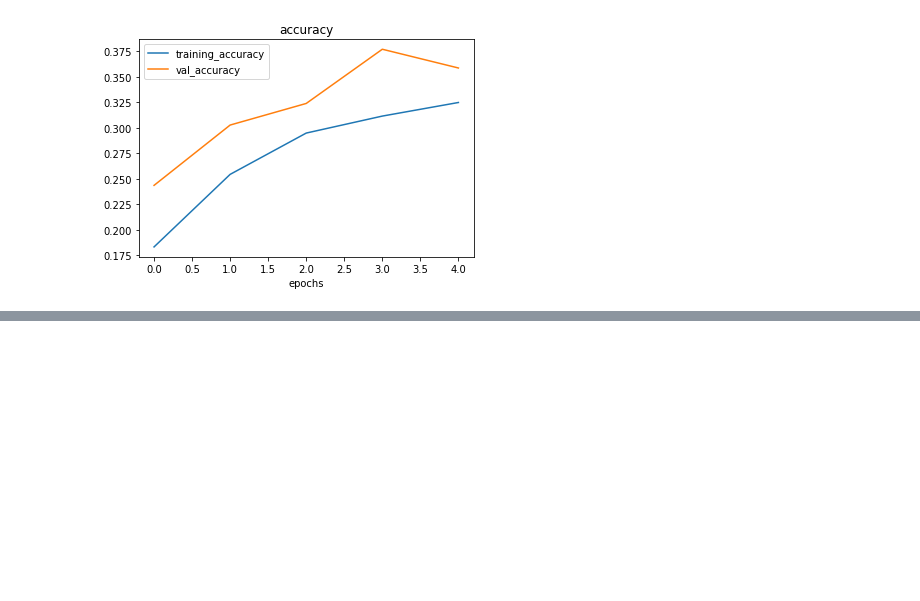
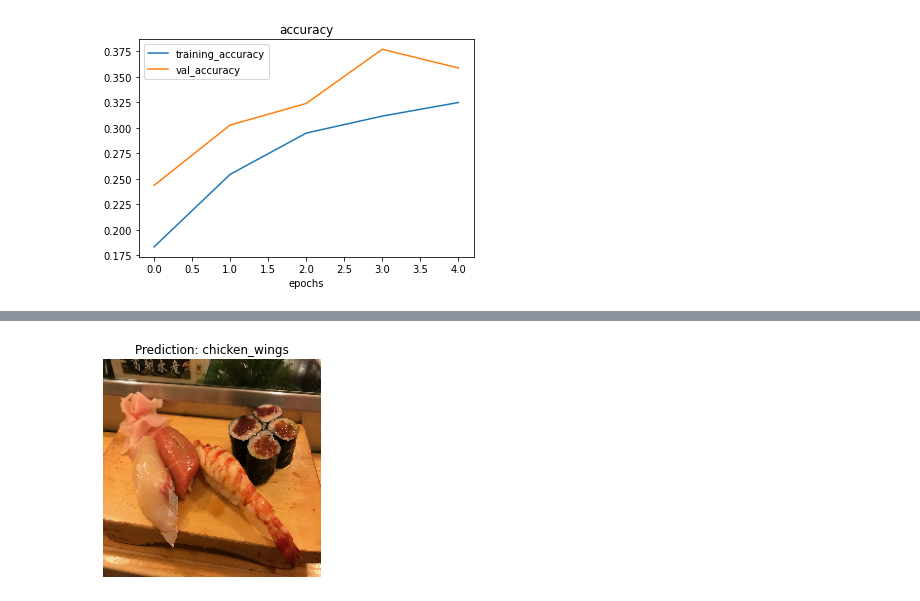
Before and after one commit to donheshanthaka/TensorFlow-Deep-Learning, a Jupyter notebook: 03_introduction_to_computer_vision_tensorflow.ipynb, the cells around one changed output, grey strips where cells are left out. Saved outputs shown, nothing was run; the diff lists cells and outputs as text; code cells hidden in the pictures; blank space fills up the shorter version.

```diff
--- a/03_introduction_to_computer_vision_tensorflow.ipynb
+++ b/03_introduction_to_computer_vision_tensorflow.ipynb
@@ -1411,0 +1483,6 @@ plot_loss_curves(history_10)
+# %%
+pred_and_plot(model = model_10,
+              filename = "03-sushi.jpeg",
+              class_names = class_names)
+# %% [output]
+[figure, added]
```
Also changed, not shown: parts of 7 cells of this notebook.
